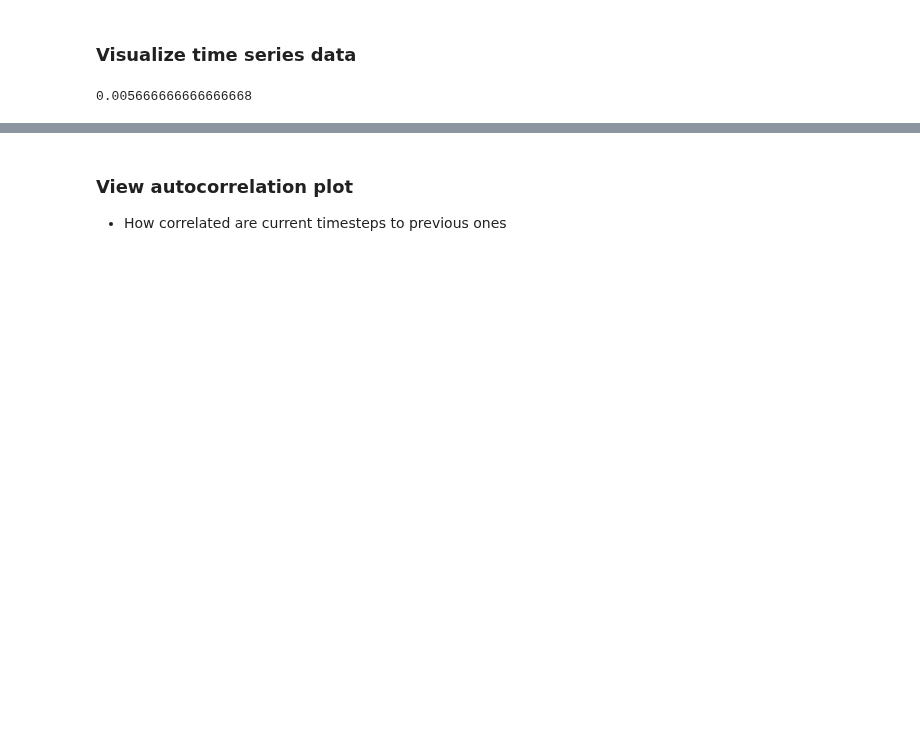
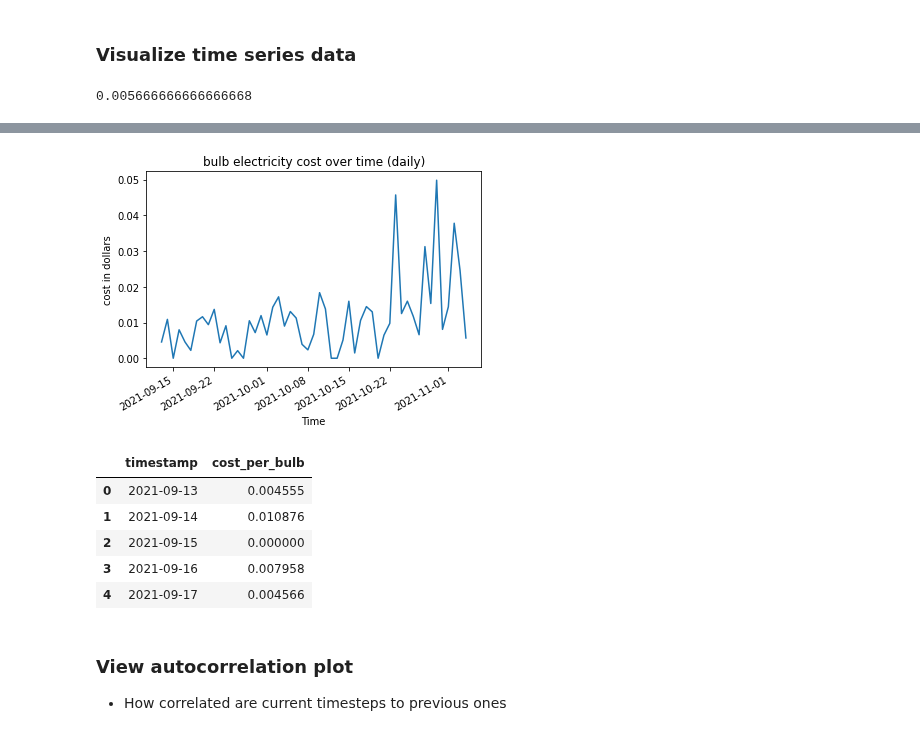
Before and after one commit to smannan/LIFXBulbAnalysis, a Jupyter notebook: SmartBulbARIMAModel.ipynb, the cells around one changed output, grey strips where cells are left out. Cells and saved outputs as stored; diff of their text form; code cells hidden in the pictures; blank space fills up the shorter version.

```diff
--- a/SmartBulbARIMAModel.ipynb
+++ b/SmartBulbARIMAModel.ipynb
@@ -91,3 +93,32 @@ plt.show()
+# %%
+def drop_hours_from_timestamp(bulb_data):
+  bulb_data['timestamp'] = bulb_data['timestamp'].dt.strftime('%Y-%m-%d')
+  bulb_data['timestamp'] = pd.to_datetime(bulb_data['timestamp'])
+# %%
+bulb_data_daily = bulb_data.copy()
+drop_hours_from_timestamp(bulb_data_daily)
+
+bulb_data_daily_aggd = bulb_data_daily.groupby(['timestamp']).agg({
+  'cost_per_bulb': 'sum'
+})
+bulb_data_daily_aggd.reset_index(inplace=True)
+
+plt.plot(bulb_data_daily_aggd['timestamp'], bulb_data_daily_aggd['cost_per_bulb'])
+plt.gcf().autofmt_xdate()
+plt.title('bulb electricity cost over time (daily)')
+plt.ylabel('cost in dollars')
+plt.xlabel('Time')
+plt.show()
+
+bulb_data_daily_aggd.head()
+# %% [output]
+[figure, added]
+|  | timestamp | cost_per_bulb |
+| 0 | 2021-09-13 | 0.004555 |
+| 1 | 2021-09-14 | 0.010876 |
+| 2 | 2021-09-15 | 0.000000 |
+| 3 | 2021-09-16 | 0.007958 |
+| 4 | 2021-09-17 | 0.004566 |
 # %% [markdown]
 ### View autocorrelation plot
 - How correlated are current timesteps to previous ones
```
Also changed, not shown: parts of 20 cells of this notebook.
